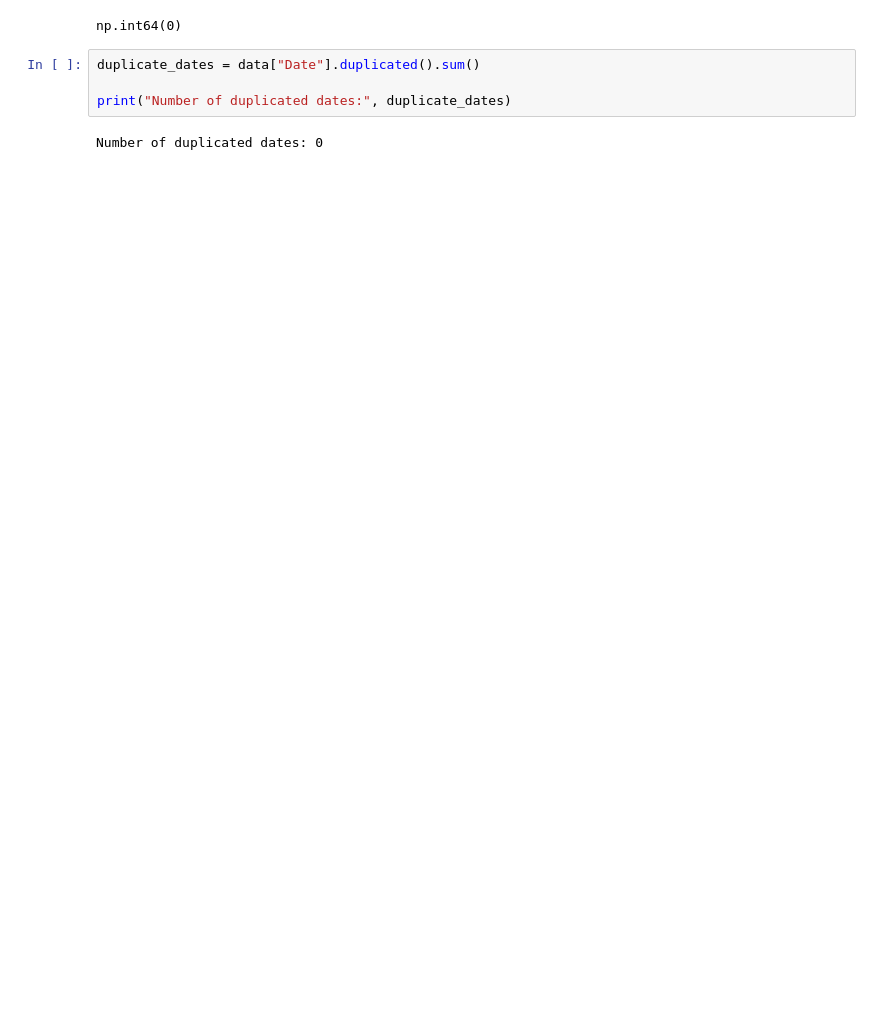
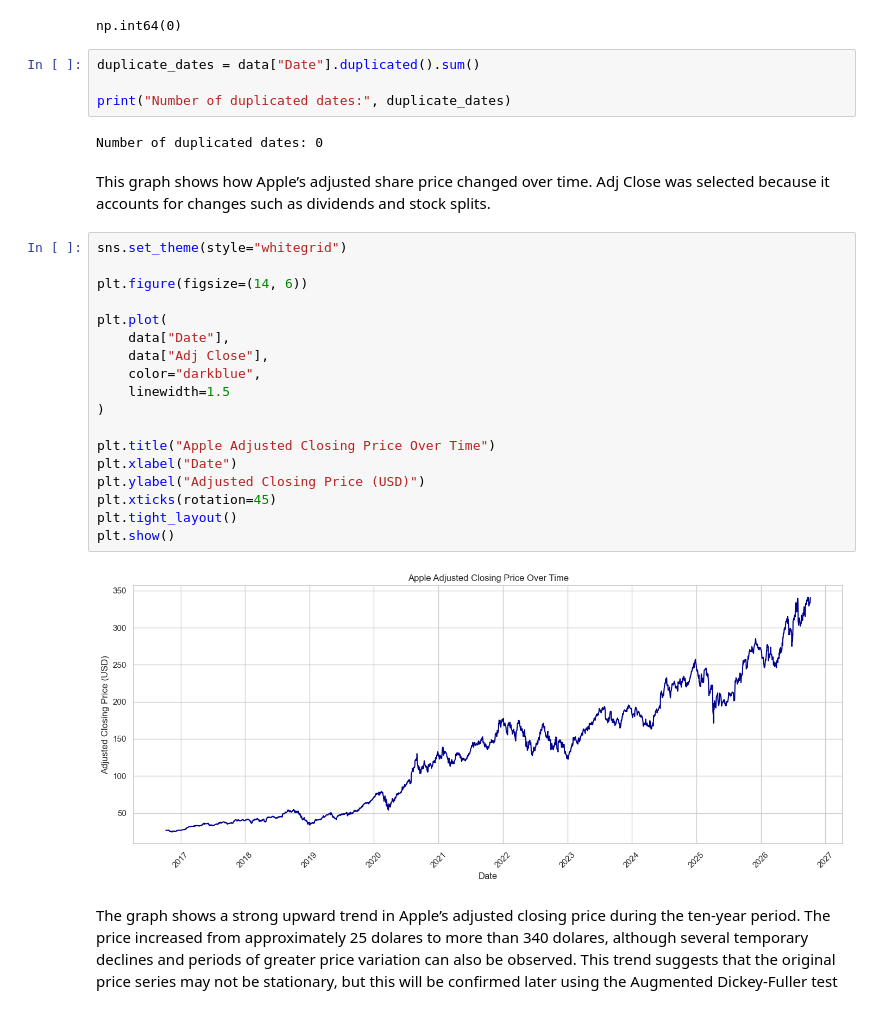
Before and after one commit to 2026228-dev/CA1MLB-2026228, a Jupyter notebook: AAPL.ipynb, the cells around one changed output. Cells and saved outputs as stored; diff of their text form; blank space fills up the shorter version.

```diff
--- a/AAPL.ipynb
+++ b/AAPL.ipynb
@@ -124,3 +127,27 @@ duplicate_dates = data["Date"].duplicated().sum()
 print("Number of duplicated dates:", duplicate_dates)
 # %% [output]
 Number of duplicated dates: 0
+# %% [markdown]
+This graph shows how Apple’s adjusted share price changed over time. Adj Close was selected because it accounts for changes such as dividends and stock splits.
+# %%
+sns.set_theme(style="whitegrid")
+
+plt.figure(figsize=(14, 6))
+
+plt.plot(
+    data["Date"],
+    data["Adj Close"],
+    color="darkblue",
+    linewidth=1.5
+)
+
+plt.title("Apple Adjusted Closing Price Over Time")
+plt.xlabel("Date")
+plt.ylabel("Adjusted Closing Price (USD)")
+plt.xticks(rotation=45)
+plt.tight_layout()
+plt.show()
+# %% [output]
+[figure, added]
+# %% [markdown]
+The graph shows a strong upward trend in Apple’s adjusted closing price during the ten-year period. The price increased from approximately 25 dolares  to  more  than 340 dolares, although several temporary declines and periods of greater price variation can also be observed. This trend suggests that the original price series may not be stationary, but this will be confirmed later using the Augmented Dickey-Fuller test
```
Also changed, not shown: parts of 6 cells of this notebook, 3 other files.
